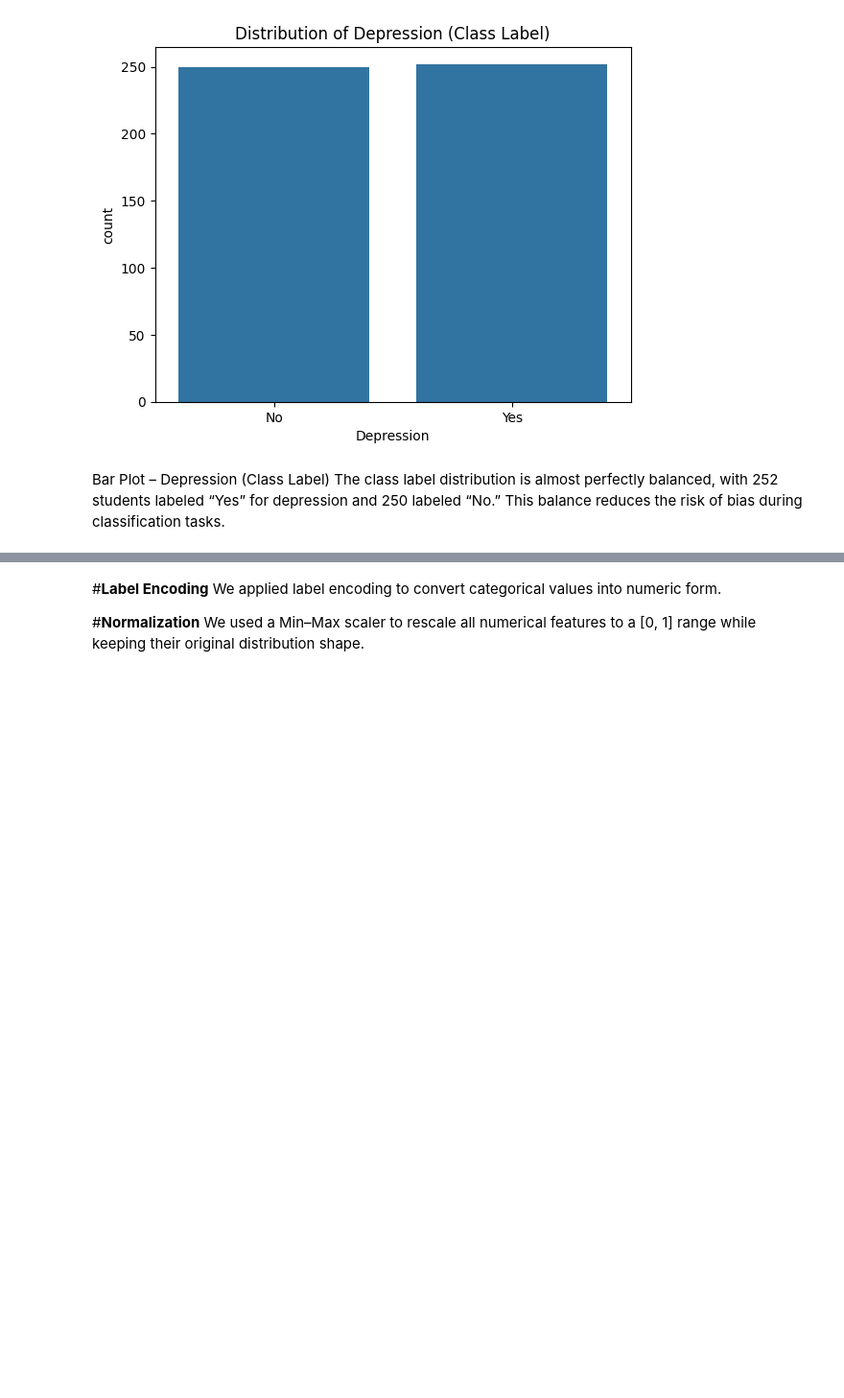
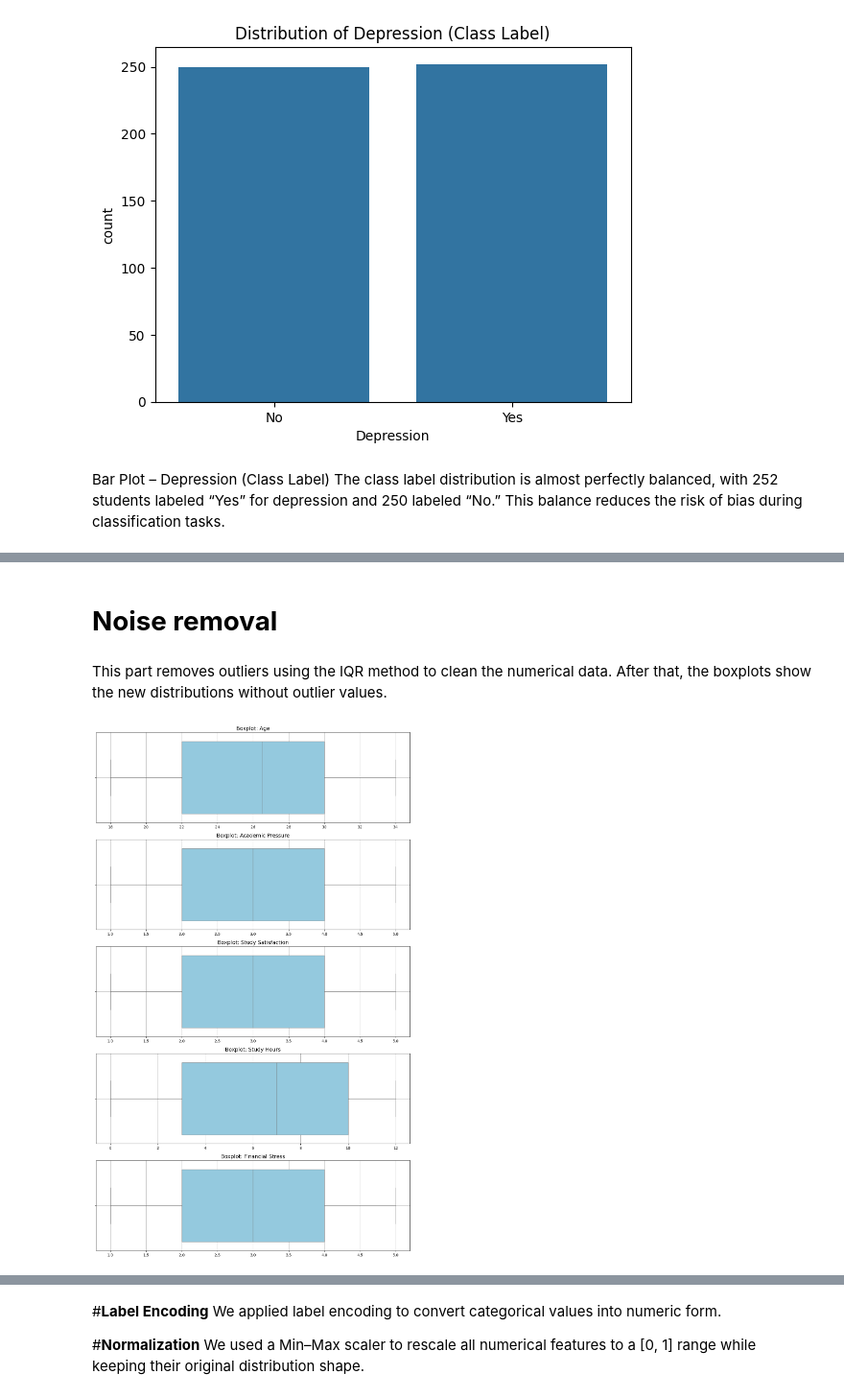
Before and after one commit to Shatha-1/IT326-Project, a Jupyter notebook: Phase2.ipynb, the cells around one changed output, grey strips where cells are left out. Shown at 96% size. Drawn from its saved outputs; the diff is of its cells as text; code cells hidden in the pictures; blank space fills up the shorter version.

```diff
--- a/Phase2.ipynb
+++ b/Phase2.ipynb
@@ -175,0 +220,38 @@ The class label distribution is almost perfectly balanced, with 252 students lab
+# %% [markdown]
+# **Noise removal**
+# %% [markdown]
+This part removes outliers using the IQR method to clean the numerical data.
+After that, the boxplots show the new distributions without outlier values.
+# %%
+# *** Noise Removal
+def remove_outliers_iqr(df, columns):
+    for col in columns:
+        Q1 = df[col].quantile(0.25)
+        Q3 = df[col].quantile(0.75)
+        IQR = Q3 - Q1
+        lower_bound = Q1 - 1.5 * IQR
+        upper_bound = Q3 + 1.5 * IQR
+        df = df[(df[col] >= lower_bound) & (df[col] <= upper_bound)]
+    return df
+
+numerical_cols = df.select_dtypes(include=['int64', 'float64']).columns
+
+
+df = remove_outliers_iqr(df, numerical_cols)
+
+
+import matplotlib.pyplot as plt
+import seaborn as sns
+
+fig, axes = plt.subplots(len(numerical_cols), 1, figsize=(12, 4 * len(numerical_cols)))
+
+for i, col in enumerate(numerical_cols):
+    sns.boxplot(x=df[col], ax=axes[i], color='skyblue')
+    axes[i].set_title(f'Boxplot: {col}', fontsize=14)
+    axes[i].set_xlabel('')
+    axes[i].grid(True)
+
+plt.tight_layout()
+plt.show()
+# %% [output]
+[figure, added]
```
Also changed, not shown: parts of 13 cells of this notebook.
